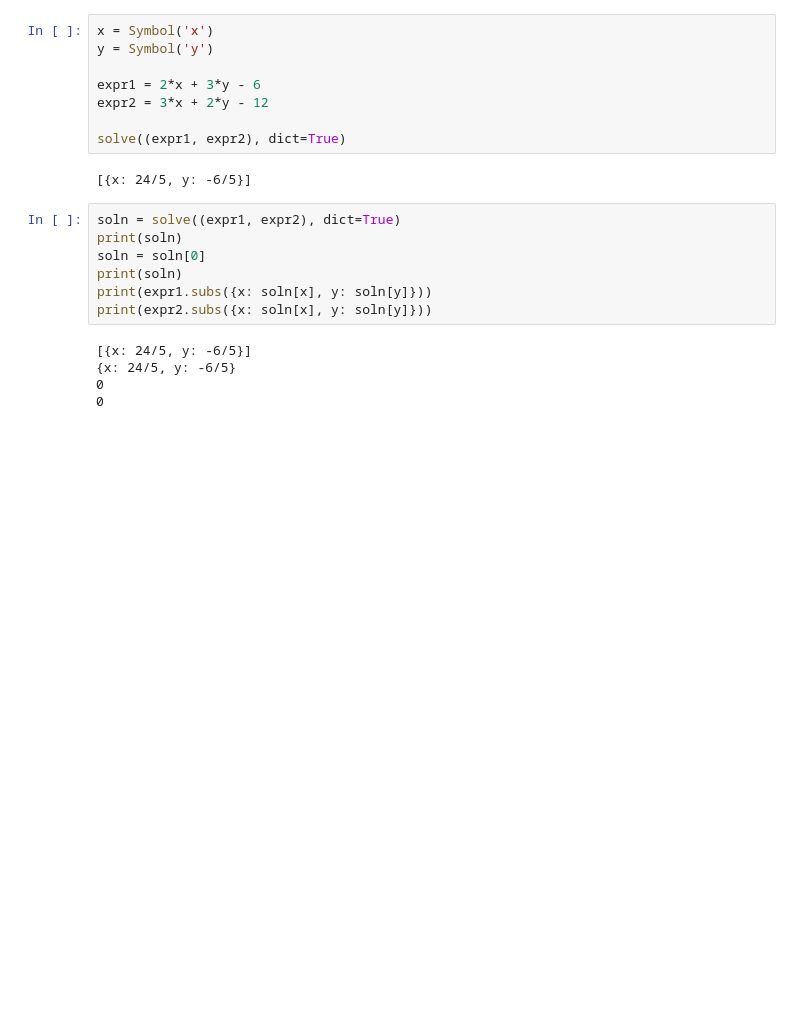
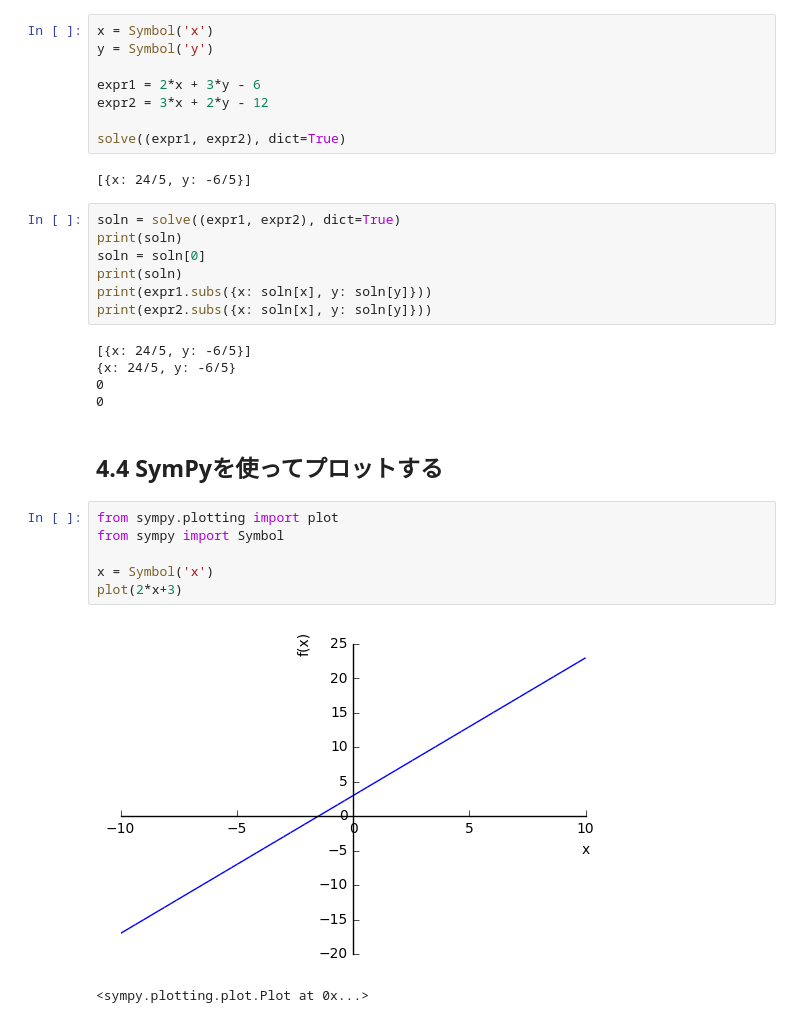
Before and after one commit to 5t111111/doing-math-with-python, a Jupyter notebook: chapter4/chapter4.ipynb, the cells around one changed output. Drawn from its saved outputs; the diff is of its cells as text; blank space fills up the shorter version.

```diff
--- a/chapter4/chapter4.ipynb
+++ b/chapter4/chapter4.ipynb
@@ -328,3 +328,14 @@ print(expr2.subs({x: soln[x], y: soln[y]}))
 {x: 24/5, y: -6/5}
 0
 0
+# %% [markdown]
+## 4.4 SymPyを使ってプロットする
+# %%
+from sympy.plotting import plot
+from sympy import Symbol
+
+x = Symbol('x')
+plot(2*x+3)
+# %% [output]
+[figure, added]
+<sympy.plotting.plot.Plot at 0x...>
```
Also changed, not shown: parts of 9 cells of this notebook.
